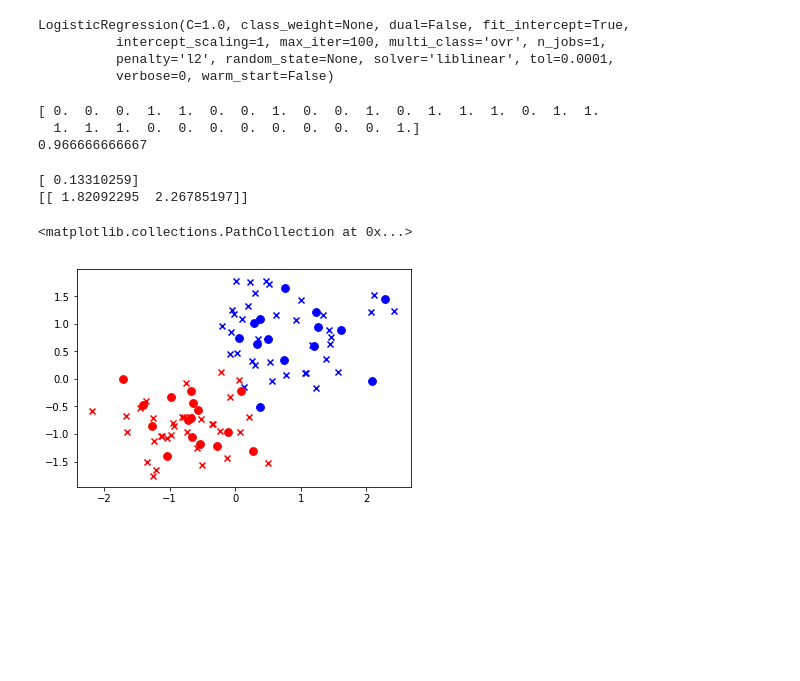
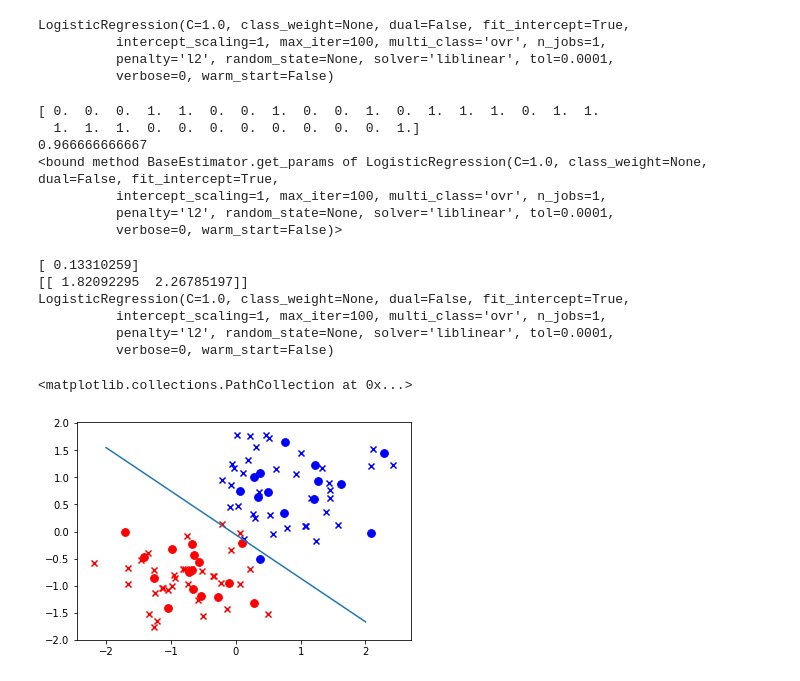
Before and after one commit to hamakn/jupyter_notebook_example, a Jupyter notebook: logistic.ipynb, the cells around one changed output. Cells and saved outputs as stored; diff of their text form; code cells hidden in the pictures; blank space fills up the shorter version.

Commit message:
Update logistic / draw regression line, change regularization strength using c param

```diff
--- a/logistic.ipynb
+++ b/logistic.ipynb
@@ -76,41 +76,53 @@ print (lr.score(X_test_std, y_test))
 #----------------
 # 0.966666666667
 #----------------
+
+print(lr.get_params)
 # %% [output]
 [ 0.  0.  0.  1.  1.  0.  0.  1.  0.  0.  1.  0.  1.  1.  1.  0.  1.  1.
   1.  1.  1.  0.  0.  0.  0.  0.  0.  0.  0.  1.]
 0.966666666667
+<bound method BaseEstimator.get_params of LogisticRegression(C=1.0, class_weight=None, dual=False, fit_intercept=True,
+          intercept_scaling=1, max_iter=100, multi_class='ovr', n_jobs=1,
+          penalty='l2', random_state=None, solver='liblinear', tol=0.0001,
+          verbose=0, warm_start=False)>
 # %%
 print (lr.intercept_)
 #-----------------------------
 # [ 0.13310259]
 #-----------------------------
 
 print (lr.coef_)
 #-----------------------------
 # [[ 1.82092295  2.26785197]]
 #-----------------------------
 
 w_0 = lr.intercept_[0]
 w_1 = lr.coef_[0,0]
 w_2 = lr.coef_[0,1]
 
+print(lr)
+
 #
 # 境界線の式
 #   w_1・x + w_2・y + w_0 = 0
 #   ⇒ y = (-w_1・x - w_0) / w_2
 
 # 境界線 プロット
-# plt.plot([-2,2], map(lambda x: (-w_1 * x - w_0)/w_2, [-2,2]))
-# => 動かん...
+# オリジナルの plt.plot([-2,2], map(lambda x: (-w_1 * x - w_0)/w_2, [-2,2])) は動かなかった
+plt.plot(np.linspace(-2, 2, 5), (lambda x: (-w_1 * x - w_0)/w_2)(x))
 
 # データを重ねる
 plt.scatter(X_train_std[y_train==0, 0], X_train_std[y_train==0, 1], c='red', marker='x', label='train 0')
 plt.scatter(X_train_std[y_train==1, 0], X_train_std[y_train==1, 1], c='blue', marker='x', label='train 1')
 plt.scatter(X_test_std[y_test==0, 0], X_test_std[y_test==0, 1], c='red', marker='o', s=60, label='test 0')
 plt.scatter(X_test_std[y_test==1, 0], X_test_std[y_test==1, 1], c='blue', marker='o', s=60, label='test 1')
 # %% [output]
 [ 0.13310259]
 [[ 1.82092295  2.26785197]]
+LogisticRegression(C=1.0, class_weight=None, dual=False, fit_intercept=True,
+          intercept_scaling=1, max_iter=100, multi_class='ovr', n_jobs=1,
+          penalty='l2', random_state=None, solver='liblinear', tol=0.0001,
+          verbose=0, warm_start=False)
 <matplotlib.collections.PathCollection at 0x...>
-[figure, old version]
+[figure, new version]
```
Also changed, not shown: parts of 1 cell of this notebook.
